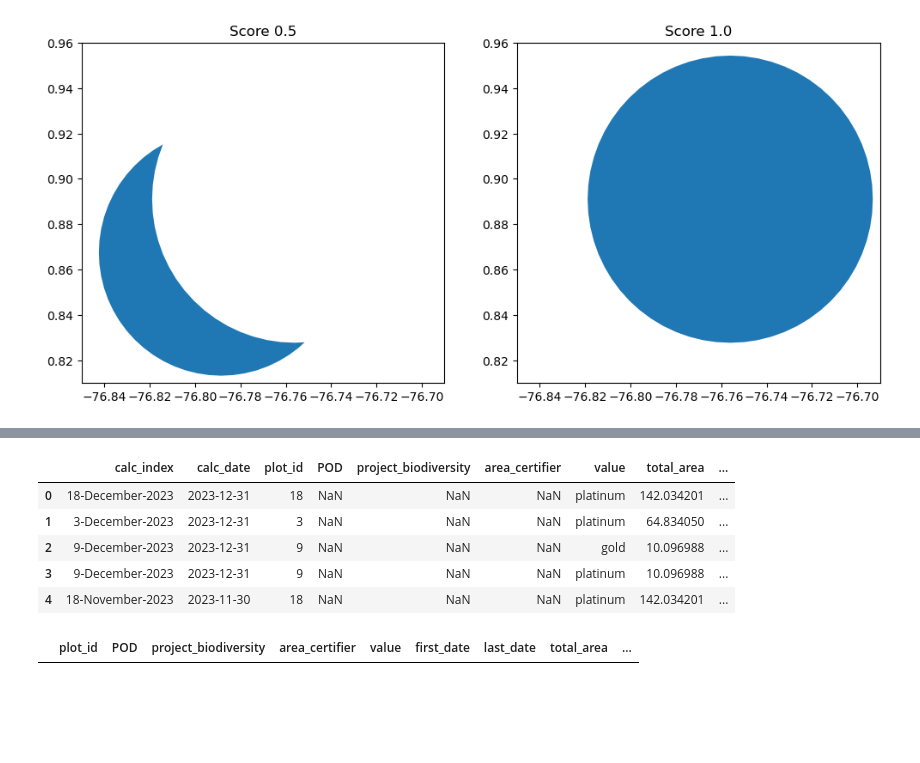
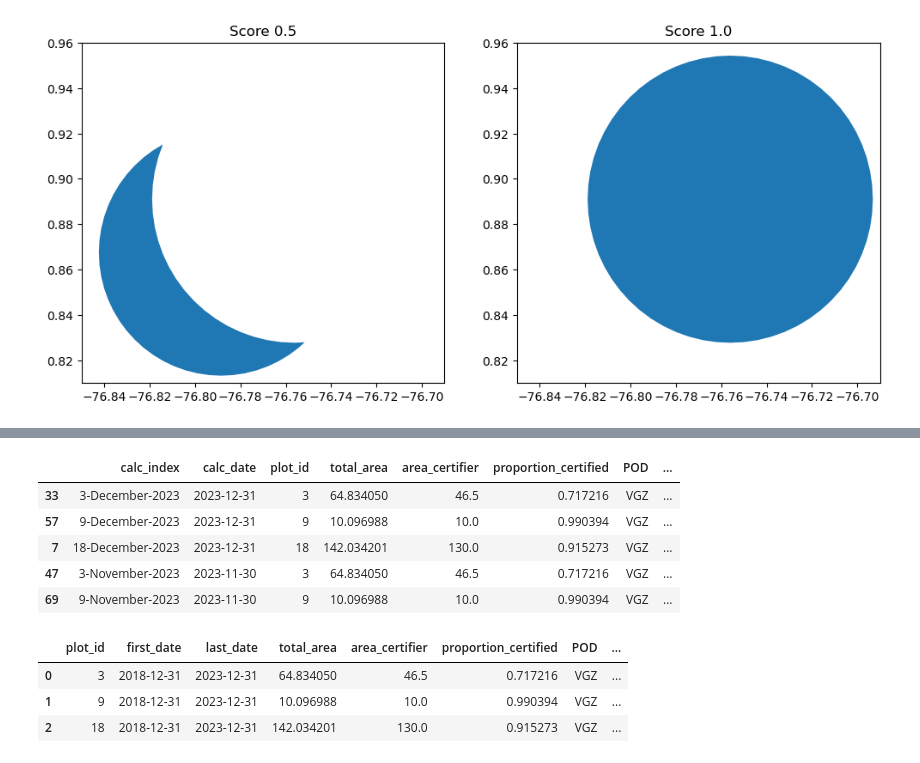
Before and after one commit to savimbo/biocredits-calc, a Jupyter notebook: testing_notebook.ipynb, the cells around one changed output, grey strips where cells are left out. Cells and saved outputs as stored; diff of their text form; code cells hidden in the pictures; blank space fills up the shorter version.

```diff
--- a/testing_notebook.ipynb
+++ b/testing_notebook.ipynb
@@ -148,22 +124,26 @@ attribution.head()
 # %%
-# now we can compute the monthly attibution
+# now we can compute the monthly and cummulative attibution
 # the monthly attribution is the sum of the area_score for each plot_id-month combination divided by 60
 # calc_index is the plot_id-month combination
 attr_month = monthly_attribution(attribution)
+attr_cumm = cummulative_attribution(attr_month, cutdays = 30, start_date=None)
+attr_month = transform_one_row_per_value(attr_month, 'month')
+attr_cumm = transform_one_row_per_value(attr_cumm, 'cumm')
 attr_month.head()
 # %% [output]
-|  | calc_index | calc_date | plot_id | POD | project_biodiversity | area_certifier | value | total_area | ... |
-| 0 | 18-December-2023 | 2023-12-31 | 18 | NaN | NaN | NaN | platinum | 142.034201 | ... |
-| 1 | 3-December-2023 | 2023-12-31 | 3 | NaN | NaN | NaN | platinum | 64.834050 | ... |
-| 2 | 9-December-2023 | 2023-12-31 | 9 | NaN | NaN | NaN | gold | 10.096988 | ... |
-| 3 | 9-December-2023 | 2023-12-31 | 9 | NaN | NaN | NaN | platinum | 10.096988 | ... |
-| 4 | 18-November-2023 | 2023-11-30 | 18 | NaN | NaN | NaN | platinum | 142.034201 | ... |
+|  | calc_index | calc_date | plot_id | total_area | area_certifier | proportion_certified | POD | ... |
+| 33 | 3-December-2023 | 2023-12-31 | 3 | 64.834050 | 46.5 | 0.717216 | VGZ | ... |
+| 57 | 9-December-2023 | 2023-12-31 | 9 | 10.096988 | 10.0 | 0.990394 | VGZ | ... |
+| 7 | 18-December-2023 | 2023-12-31 | 18 | 142.034201 | 130.0 | 0.915273 | VGZ | ... |
+| 47 | 3-November-2023 | 2023-11-30 | 3 | 64.834050 | 46.5 | 0.717216 | VGZ | ... |
+| 69 | 9-November-2023 | 2023-11-30 | 9 | 10.096988 | 10.0 | 0.990394 | VGZ | ... |
-# %%
-# now we can compute the cummulative attributions
-attr_cumm = cummulative_attribution(attr_month, cutdays = 30, start_date=None)
-attr_cumm.head()
-# %% [output]
-|  | plot_id | POD | project_biodiversity | area_certifier | value | first_date | last_date | total_area | ... |
+# %%
+attr_cumm.head()
+# %% [output]
+|  | plot_id | first_date | last_date | total_area | area_certifier | proportion_certified | POD | ... |
+| 0 | 3 | 2018-12-31 | 2023-12-31 | 64.834050 | 46.5 | 0.717216 | VGZ | ... |
+| 1 | 9 | 2018-12-31 | 2023-12-31 | 10.096988 | 10.0 | 0.990394 | VGZ | ... |
+| 2 | 18 | 2018-12-31 | 2023-12-31 | 142.034201 | 130.0 | 0.915273 | VGZ | ... |
 # %%
 # finally for visualization we can create a video called raindrops.mp4
 daily_video(daily_score, plots, first_date=None)
```
Also changed, not shown: parts of 4 cells of this notebook.
